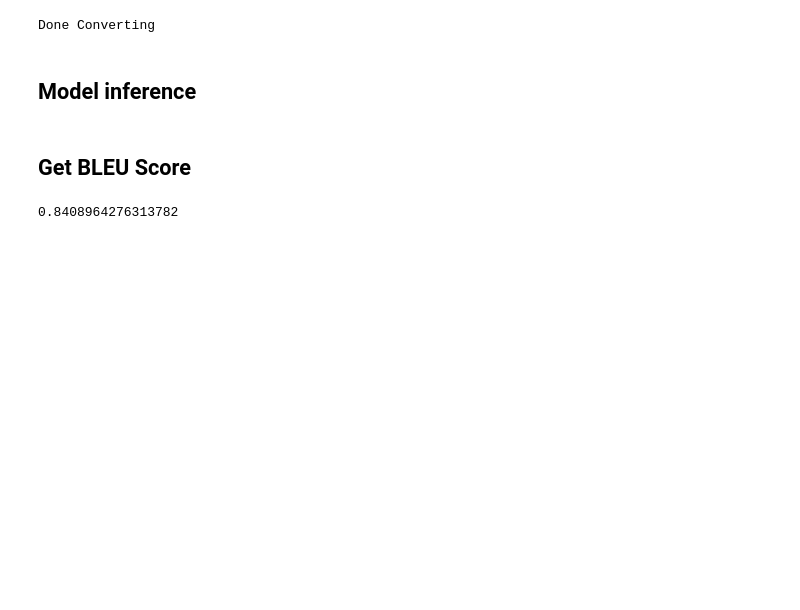
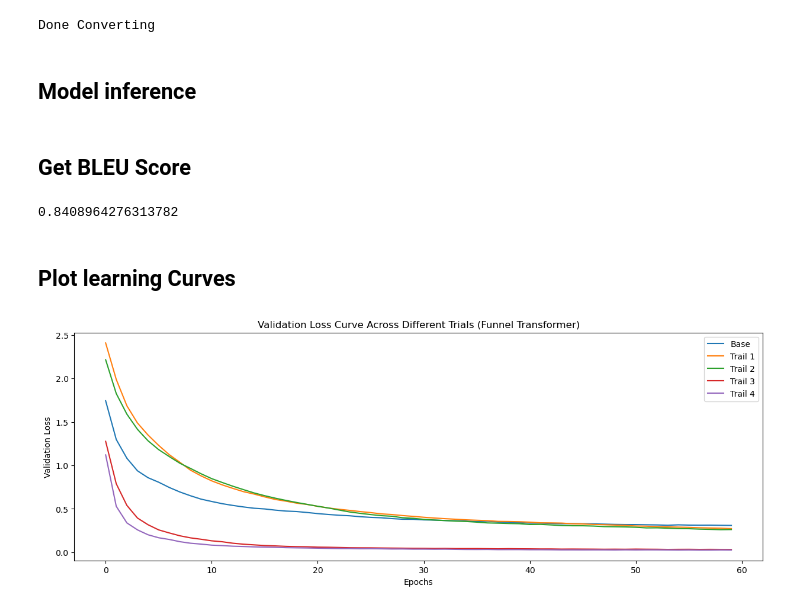
Before and after one commit to Astronauty/10701-Builder-Project, a Jupyter notebook: experiment_conan.ipynb, the cells around one changed output. Saved outputs shown, nothing was run; the diff lists cells and outputs as text; code cells hidden in the pictures; blank space fills up the shorter version.

Commit message:
added the clean version of funnel training

```diff
--- a/experiment_conan.ipynb
+++ b/experiment_conan.ipynb
@@ -374,3 +375,31 @@ references_corpus = [[['My', 'full', 'pytorch', 'test'], ['Completely', 'Differe
 bleu_score(candidate_corpus, references_corpus)
 # %% [output]
 0.8408964276313782
+# %% [markdown]
+## Plot learning Curves
+# %%
+learning_rate_base = pd.read_csv("data/learning_curves/funnel_experiment4.csv")
+learning_rate_t1 = pd.read_csv("data/learning_curves/20231207-083133.csv")
+learning_rate_t2 = pd.read_csv("data/learning_curves/20231207-083805.csv")
+learning_rate_t3 = pd.read_csv("data/learning_curves/20231207-144054.csv")
+learning_rate_t4 = pd.read_csv("data/learning_curves/20231208-020407.csv")
+# %%
+learning_rate_base = learning_rate_base['Value'].to_numpy()
+learning_rate_t1 = learning_rate_t1['Value'].to_numpy()
+learning_rate_t2 = learning_rate_t2['Value'].to_numpy()
+learning_rate_t3 = learning_rate_t3['Value'].to_numpy()
+learning_rate_t4 = learning_rate_t4['Value'].to_numpy()
+# %%
+plt.figure(figsize=(15,5))
+plt.plot(range(60), learning_rate_base[:60], label = "Base")
+plt.plot(range(60), learning_rate_t1[:60], label = "Trail 1")
+plt.plot(range(60), learning_rate_t2[:60], label = "Trail 2")
+plt.plot(range(60), learning_rate_t3[:60], label = "Trail 3")
+plt.plot(range(60), learning_rate_t4[:60], label = "Trail 4")
+plt.xlabel("Epochs")
+plt.ylabel("Validation Loss")
+plt.title("Validation Loss Curve For Different Trials (Funnel Transformer)")
+plt.legend()
+plt.show()
+# %% [output]
+[figure, added]
```
Also changed, not shown: parts of 2 cells of this notebook, 1 other file.
